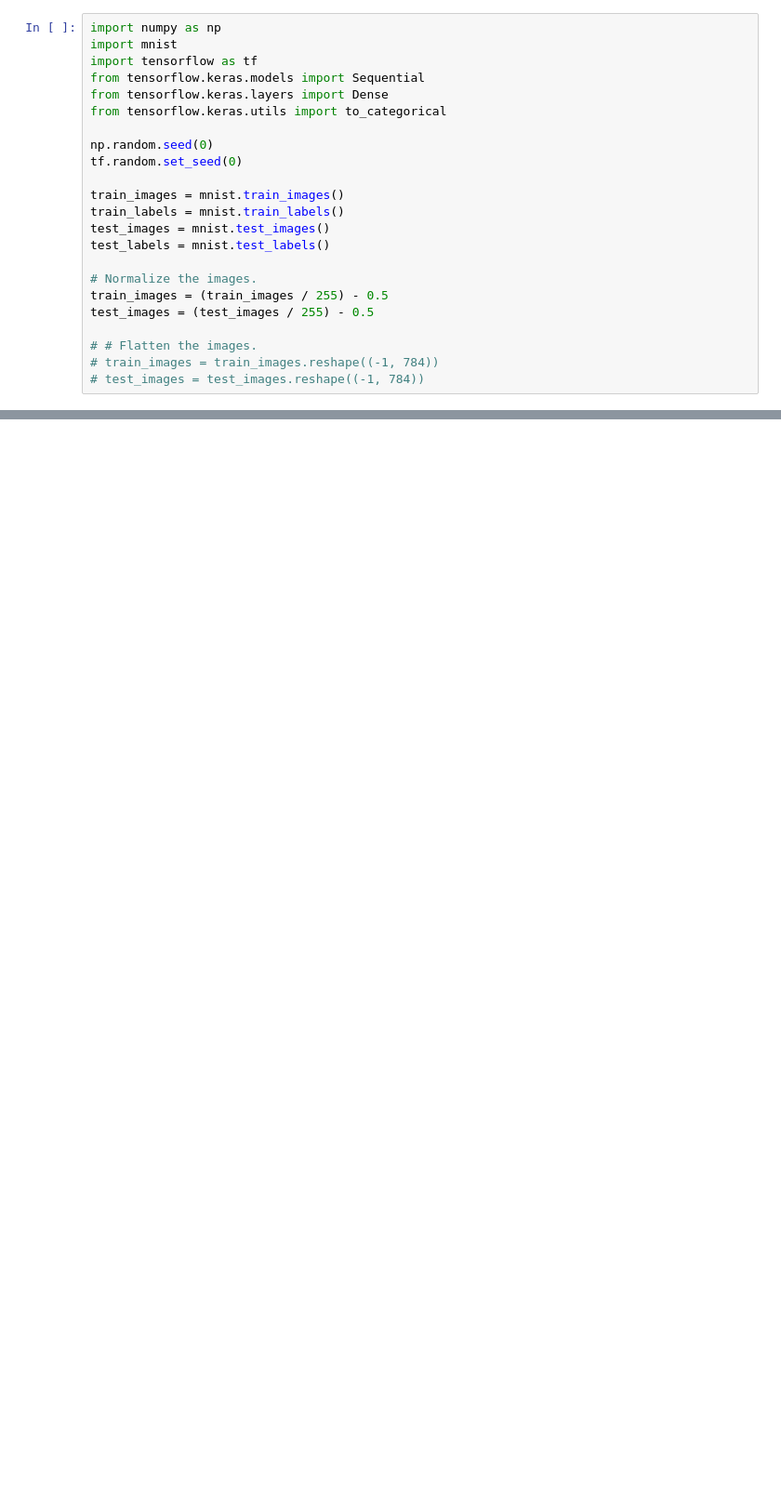
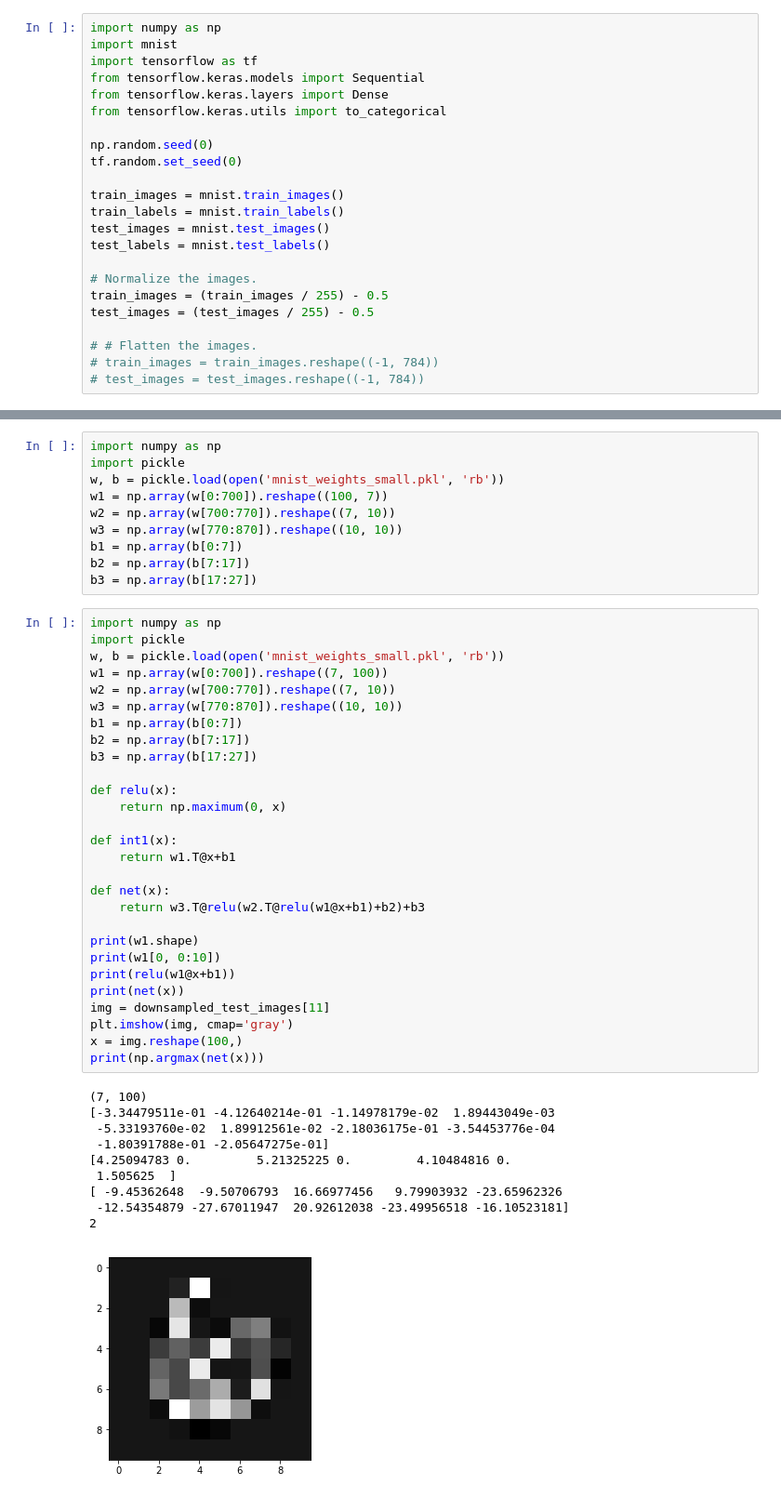
Before and after one commit to gloriafang123/ml_fpga, a Jupyter notebook: Untitled.ipynb, the cells around one changed output, grey strips where cells are left out. Shown at 93% size. Cells and saved outputs as stored; diff of their text form; blank space fills up the shorter version.

Commit message:
organization and fixed messed up mnist weights

```diff
--- a/Untitled.ipynb
+++ b/Untitled.ipynb
@@ -56,0 +62,49 @@ test_images = downsampled_test_images.reshape((-1, 196))
+# %%
+import numpy as np
+import pickle
+w, b = pickle.load(open('mnist_weights_small.pkl', 'rb'))
+w1 = np.array(w[0:700]).reshape((100, 7))
+w2 = np.array(w[700:770]).reshape((7, 10))
+w3 = np.array(w[770:870]).reshape((10, 10))
+b1 = np.array(b[0:7])
+b2 = np.array(b[7:17])
+b3 = np.array(b[17:27])
+# %%
+import numpy as np
+import pickle
+w, b = pickle.load(open('mnist_weights_small.pkl', 'rb'))
+w1 = np.array(w[0:700]).reshape((7, 100))
+w2 = np.array(w[700:770]).reshape((7, 10))
+w3 = np.array(w[770:870]).reshape((10, 10))
+b1 = np.array(b[0:7])
+b2 = np.array(b[7:17])
+b3 = np.array(b[17:27])
+
+def relu(x):
+    return np.maximum(0, x)
+
+def int1(x):
+    return w1.T@x+b1
+
+def net(x):
+    return w3.T@relu(w2.T@relu(w1@x+b1)+b2)+b3
+
+print(w1.shape)
+print(w1[0, 0:10])
+print(relu(w1@x+b1))
+print(net(x))
+img = downsampled_test_images[11]
+plt.imshow(img, cmap='gray')
+x = img.reshape(100,)
+print(np.argmax(net(x)))
+# %% [output]
+(7, 100)
+[-3.34479511e-01 -4.12640214e-01 -1.14978179e-02  1.89443049e-03
+ -5.33193760e-02  1.89912561e-02 -2.18036175e-01 -3.54453776e-04
+ -1.80391788e-01 -2.05647275e-01]
+[4.25094783 0.         5.21325225 0.         4.10484816 0.
+ 1.505625  ]
+[ -9.45362648  -9.50706793  16.66977456   9.79903932 -23.65962326
+ -12.54354879 -27.67011947  20.92612038 -23.49956518 -16.10523181]
+2
+[figure, added]
```
Also changed, not shown: parts of 12 cells of this notebook, 15 other files.
